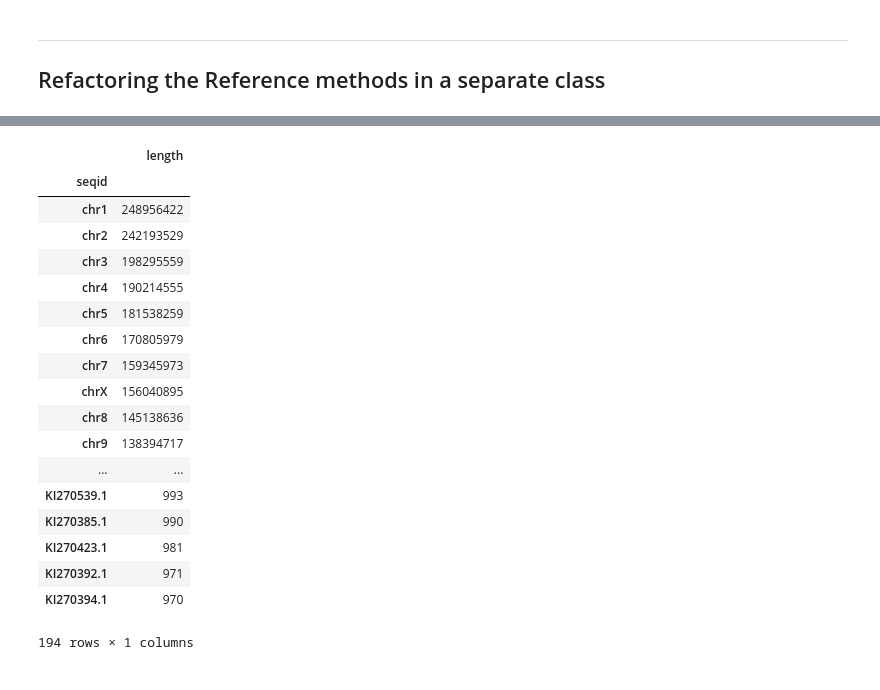
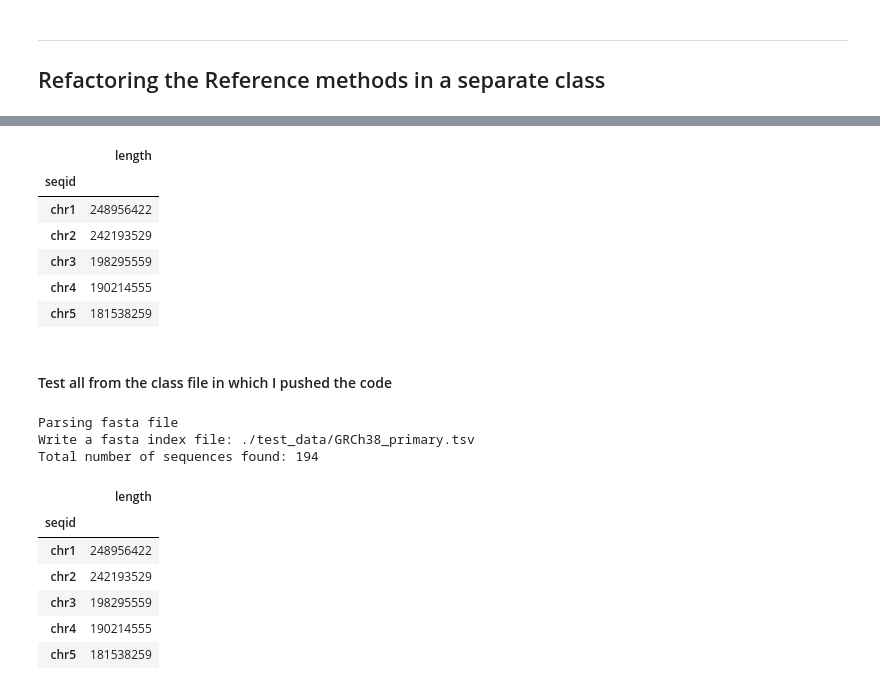
Before and after one commit to a-slide/JupyterGenoViewer, a Jupyter notebook: JGV_Dev_Notebook.ipynb, the cells around one changed output, grey strips where cells are left out. Saved outputs shown, nothing was run; the diff lists cells and outputs as text; code cells hidden in the pictures.

```diff
--- a/JGV_dev_notebook.ipynb
+++ b/JGV_Dev_Notebook.ipynb
@@ -1943,7 +1944,7 @@ class Reference(object):
             # Write the index in a file for quicker loading next time
             index_file = "{}/{}.tsv".format(dir_path(fp), file_basename(fp))
             if self.verbose: print ("Write a fasta index file: {}".format(index_file))
-            self.seq_list.to_csv(index_file, sep="\t", header=False, index=False, quoting=csv.QUOTE_NONE)
+            self.seq_list.to_csv(index_file, sep="\t", header=False, index=True, quoting=csv.QUOTE_NONE)
 
         # In the case the file is not in fasta format, try to parse it as a 2 columns tabulated file with seqid and length for each sequence
         else:
@@ -1963,5 +1964,9 @@ class Reference(object):
         for k,v in sorted_d.items():
             msg+="\t{}\t{}\n".format(k, v)
         return (msg)
+
+    def get_seqid_len (self, seqid):
+        """ Return the length of a given seqid"""
+        return self.seq_list.loc[seqid]["length"]
 # %%
 a = Reference("./test_data/GRCh38_primary.fa.gz", verbose =True)
@@ -2017,6 +2030,6 @@ drwxrwxr-x 6 aleg aleg       4096 Oct 22 15:12 ..
 -rw-rw-r-- 1 aleg aleg     372440 Oct 19 18:08 NONCODE2016_human_hg38_lncRNA_sorted.gtf.gz.tbi
 # %%
 a = Reference("./test_data/GRCh38_primary.fa.fai", verbose =True)
-a.seq_list
+a.seq_list.head()
 # %% [output]
 Assume the file is a fasta index
@@ -2024,19 +2037,9 @@ Assume the file is a fasta index
 |  | length |
 | seqid |  |
 | chr1 | 248956422 |
 | chr2 | 242193529 |
 | chr3 | 198295559 |
 | chr4 | 190214555 |
 | chr5 | 181538259 |
-| chr6 | 170805979 |
-| chr7 | 159345973 |
-| chrX | 156040895 |
-| chr8 | 145138636 |
-| chr9 | 138394717 |
-| ... | ... |
-| KI270539.1 | 993 |
-| KI270385.1 | 990 |
-| KI270423.1 | 981 |
-| KI270392.1 | 971 |
-| KI270394.1 | 970 |
-194 rows × 1 columns
+# %% [markdown]
+#### Test all from the class file in which I pushed the code
@@ -2042,0 +2050,14 @@ Assume the file is a fasta index
+# %%
+a = R("./test_data/GRCh38_primary.fa.gz", verbose =True)
+a.seq_list.head()
+# %% [output]
+Parsing fasta file
+Write a fasta index file: ./test_data/GRCh38_primary.tsv
+Total number of sequences found: 194
+|  | length |
+| seqid |  |
+| chr1 | 248956422 |
+| chr2 | 242193529 |
+| chr3 | 198295559 |
+| chr4 | 190214555 |
+| chr5 | 181538259 |
```
Also changed, not shown: parts of 14 cells of this notebook, 7 other files.
